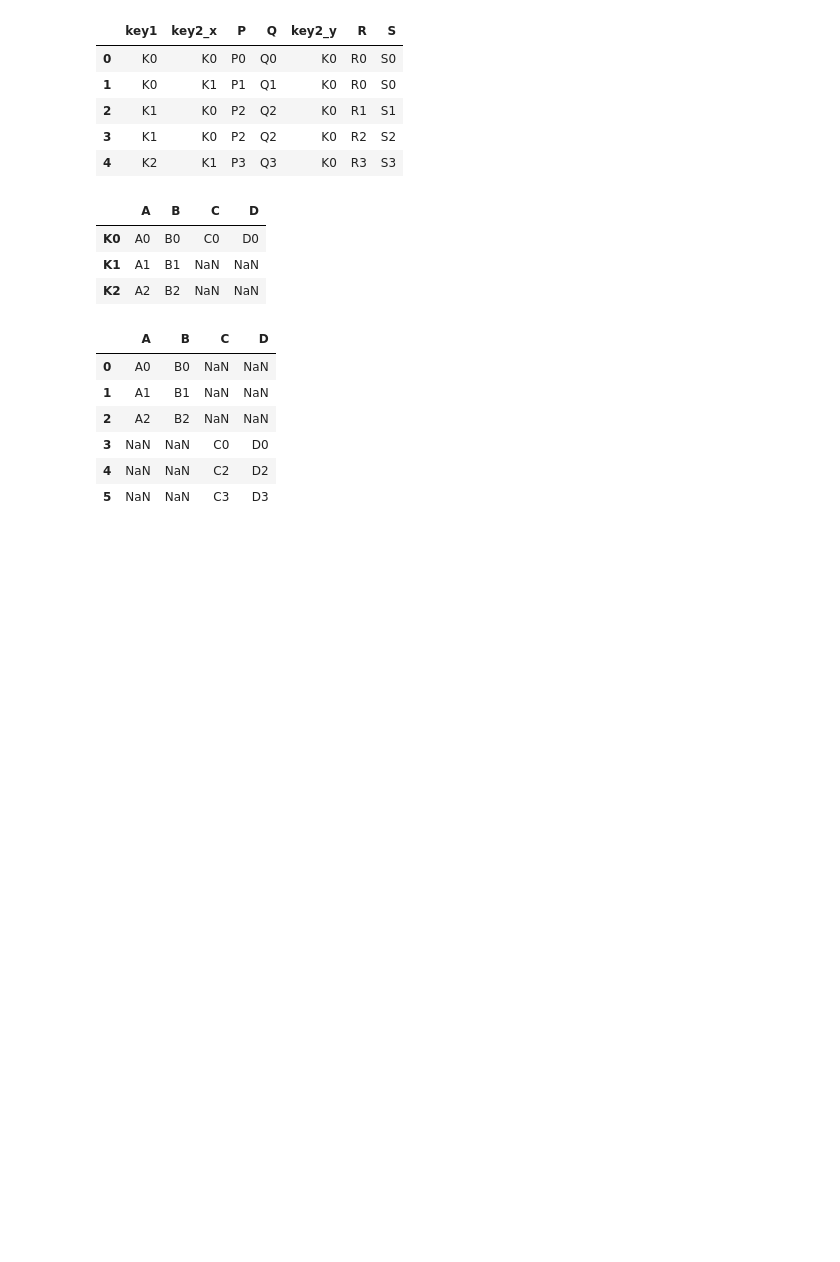
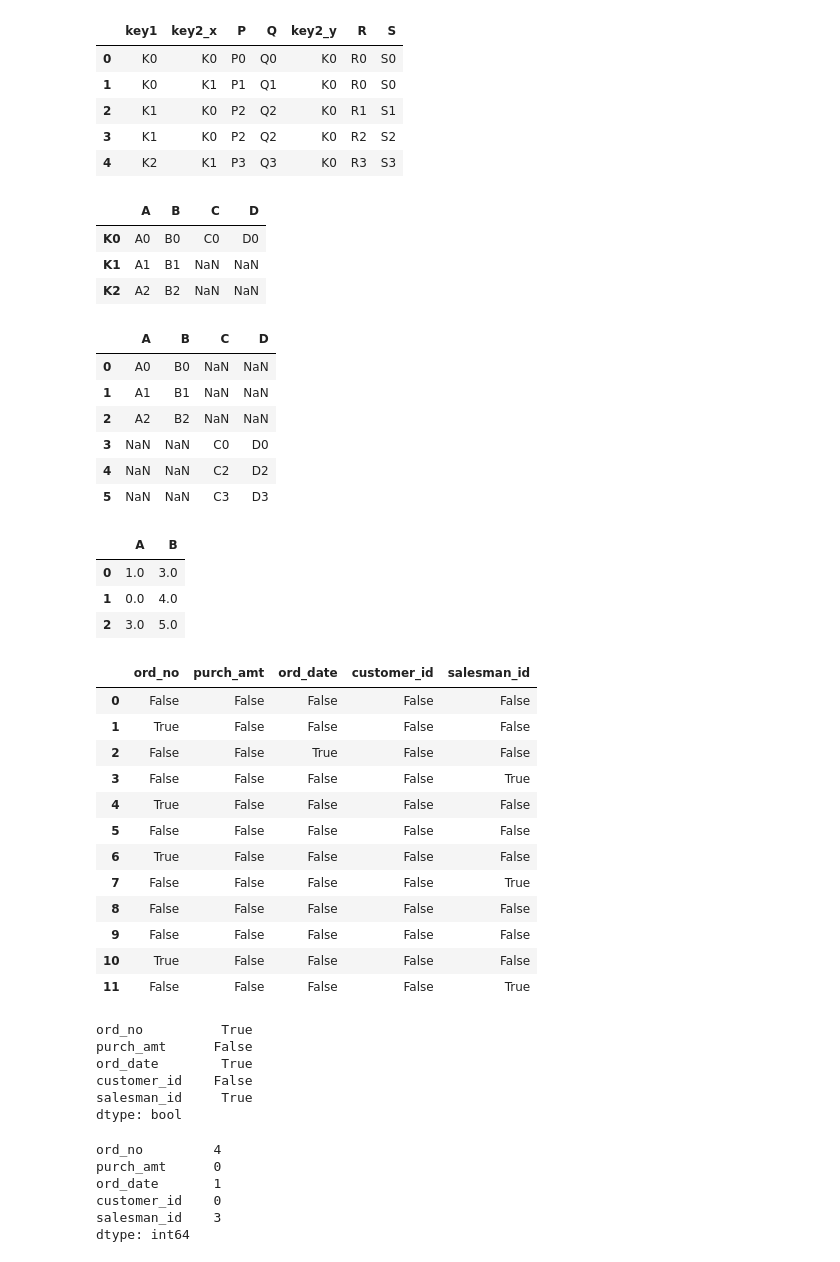
Before and after one commit to hishampaloli/Basic_Data_science_lib, a Jupyter notebook: pandas/PandasExercise.ipynb, the cells around one changed output. Saved outputs shown, nothing was run; the diff lists cells and outputs as text; code cells hidden in the pictures; blank space fills up the shorter version.

```diff
--- a/pandas/PandasExercise.ipynb
+++ b/pandas/PandasExercise.ipynb
@@ -830,0 +837,52 @@ df
+# %%
+df
+# %% [output]
+|  | A | B |
+| 0 | 1.0 | 3.0 |
+| 1 | 0.0 | 4.0 |
+| 2 | 3.0 | 5.0 |
+# %%
+# Write a Pandas program to detect missing values of a given DataFrame. Display True or False.
+df = pd.DataFrame({
+'ord_no':[70001,np.nan,70002,70004,np.nan,70005,np.nan,70010,70003,70012,np.nan,70013],
+'purch_amt':[150.5,270.65,65.26,110.5,948.5,2400.6,5760,1983.43,2480.4,250.45, 75.29,3045.6],
+'ord_date': ['2012-10-05','2012-09-10',np.nan,'2012-08-17','2012-09-10','2012-07-27','2012-09-10','2012-10-10','2012-10-10','2012-06-27','2012-08-17','2012-04-25'],
+'customer_id':[3002,3001,3001,3003,3002,3001,3001,3004,3003,3002,3001,3001],
+'salesman_id':[5002,5003,5001,np.nan,5002,5001,5001,np.nan,5003,5002,5003,np.nan]})
+
+df.isnull()
+# %% [output]
+|  | ord_no | purch_amt | ord_date | customer_id | salesman_id |
+| 0 | False | False | False | False | False |
+| 1 | True | False | False | False | False |
+| 2 | False | False | True | False | False |
+| 3 | False | False | False | False | True |
+| 4 | True | False | False | False | False |
+| 5 | False | False | False | False | False |
+| 6 | True | False | False | False | False |
+| 7 | False | False | False | False | True |
+| 8 | False | False | False | False | False |
+| 9 | False | False | False | False | False |
+| 10 | True | False | False | False | False |
+| 11 | False | False | False | False | True |
+# %%
+# Write a Pandas program to identify the column(s) of a given DataFrame which have at least one missing value
+df.isna().any()
+# %% [output]
+ord_no          True
+purch_amt      False
+ord_date        True
+customer_id    False
+salesman_id     True
+dtype: bool
+# %%
+# Write a Pandas program to count the number of missing values in each column of a given DataFrame.
+
+df.isna().sum()
+# %% [output]
+ord_no         4
+purch_amt      0
+ord_date       1
+customer_id    0
+salesman_id    3
+dtype: int64
```
Also changed, not shown: parts of 17 cells of this notebook.
